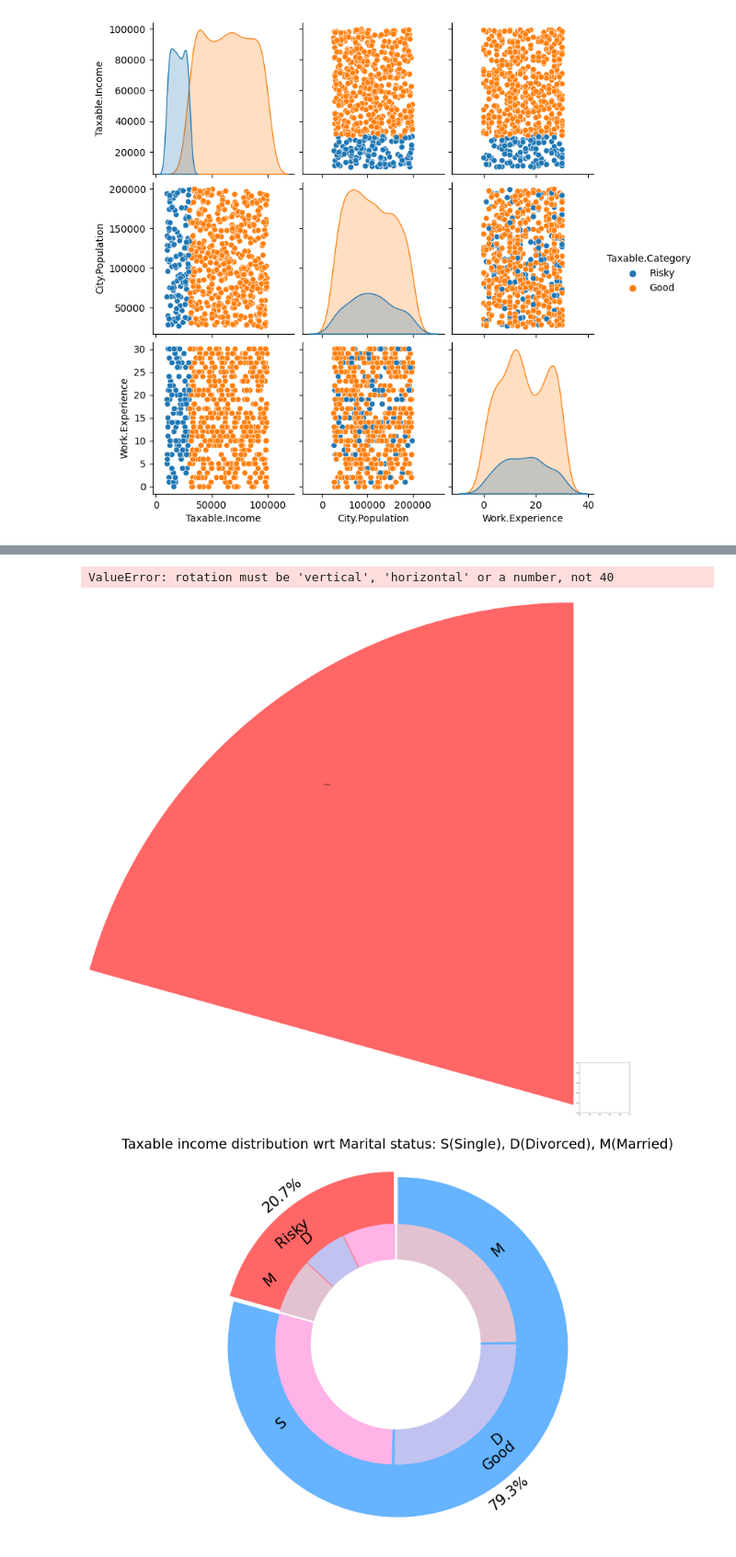
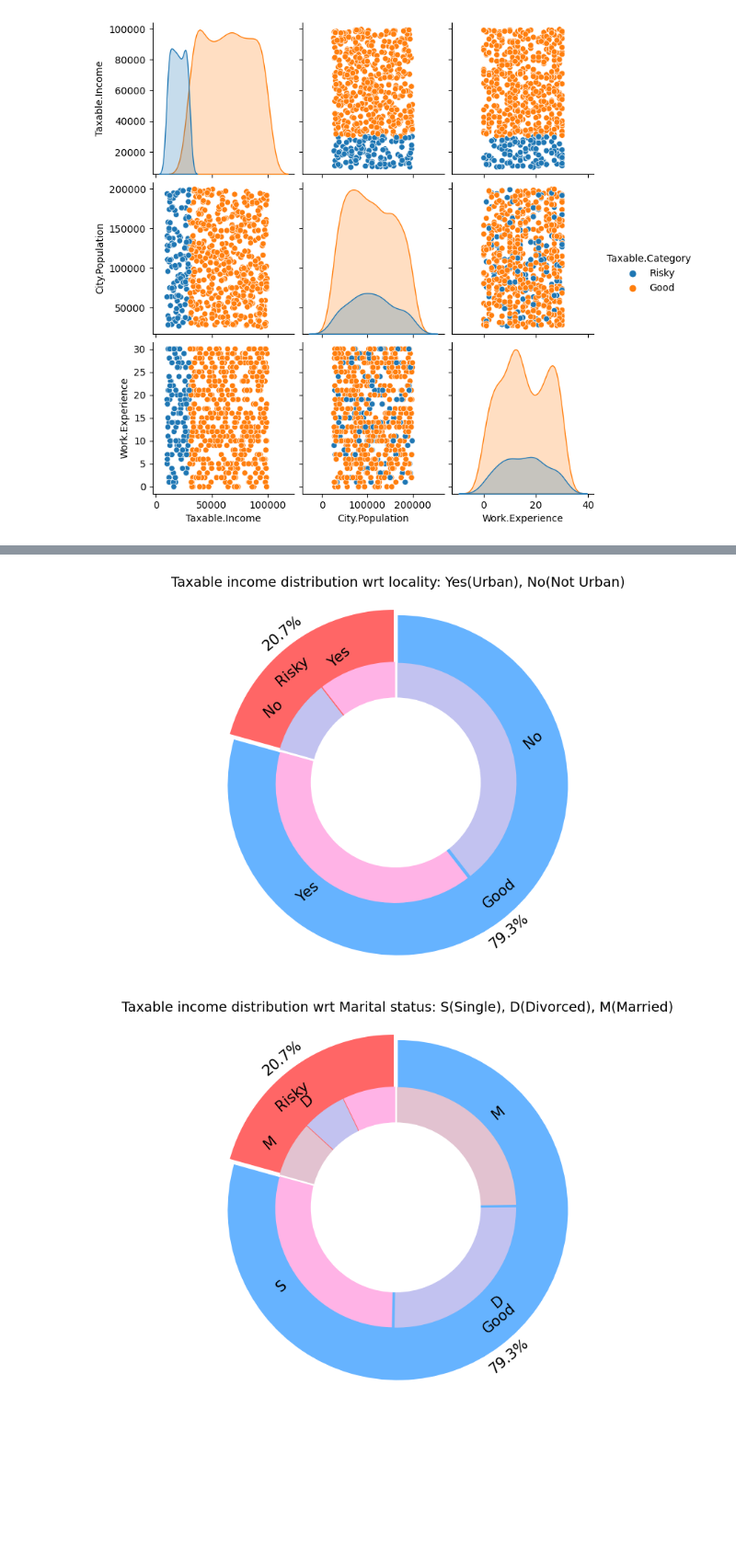
Before and after one commit to navaneeth1612/Assignment-15-Fraud_check-Random-Forest, a Jupyter notebook: Assignment 15-Fraud_check-Random Forest.ipynb, the cells around one changed output, grey strips where cells are left out. Shown at 92% size. Cells and saved outputs as stored; diff of their text form; code cells hidden in the pictures; blank space fills up the shorter version.

```diff
--- a/Assignment 15-Fraud_check-Random Forest.ipynb
+++ b/Assignment 15-Fraud_check-Random Forest.ipynb
@@ -30,7 +25,7 @@ warnings.filterwarnings('ignore')
 # %% [markdown]
 # Load Dataset
 # %%
-fraud_check = pd.read_csv(r'C:\Users\BIS\Desktop\DATA SCIENCE ASSIGNMENTS\Random Forests\Fraud_Check.csv')
+fraud_check = pd.read_csv(r'C:\Users\t5498nk\Desktop\NAVANEETH KADALOORI\DATA SCIENCE\Random Forests\Fraud_Check.csv')
 fraud_check
 # %% [output]
 |  | Undergrad | Marital.Status | Taxable.Income | City.Population | Work.Experience | Urban |
@@ -290,31 +286,30 @@ ValueError: rotation must be 'vertical', 'horizontal' or a number, not 40
 # %%
 plt.figure(figsize=(9,6))
 labels =["Risky", "Good"]
 values = [fraud_check1["Taxable.Category"][fraud_check1["Taxable.Category"] == 'Risky'].groupby(by = fraud_check1["Urban"]).count().sum(),
          fraud_check1["Taxable.Category"][fraud_check1["Taxable.Category"] == 'Good'].groupby(by = fraud_check1["Urban"]).count().sum()]
 labels_gender = ["Yes","No","Yes","No"]
 sizes_gender = [63,61 , 239,237]
 colors = ['#ff6666', '#66b3ff']
 colors_gender = ['#ffb3e6','#c2c2f0','#ffb3e6', '#c2c2f0']
 explode = (0.2,0.2)
 explode_gender = (0.1,0.1,0.1,0.1)
-textprops = {"fontsize":15, 'rotation':'40'}
+textprops = {"fontsize":15, 'rotation':40}
 #Plot
 plt.pie(values, labels=labels, autopct='%1.1f%%',pctdistance=1.08, labeldistance=0.8,colors=colors, startangle=90,frame=True, explode=explode,radius=10, textprops =textprops, counterclock = True, )
 plt.pie(sizes_gender,labels=labels_gender,colors=colors_gender,startangle=90, explode=explode_gender,radius=7, textprops =textprops, counterclock = True, )
 #Draw circle
 centre_circle = plt.Circle((0,0),5,color='black', fc='white',linewidth=0)
 fig = plt.gcf()
 fig.gca().add_artist(centre_circle)
 
 plt.title('Taxable income distribution wrt locality: Yes(Urban), No(Not Urban)', fontsize=14)
 
 plt.axis('equal')
 plt.tight_layout()
 plt.show()
 # %% [output]
-ValueError: rotation must be 'vertical', 'horizontal' or a number, not 40
-[figure, old version]
+[figure, new version]
 # %%
 plt.figure(figsize=(9,6))
 labels =["Risky", "Good"]
```
Also changed, not shown: parts of 20 cells of this notebook.
